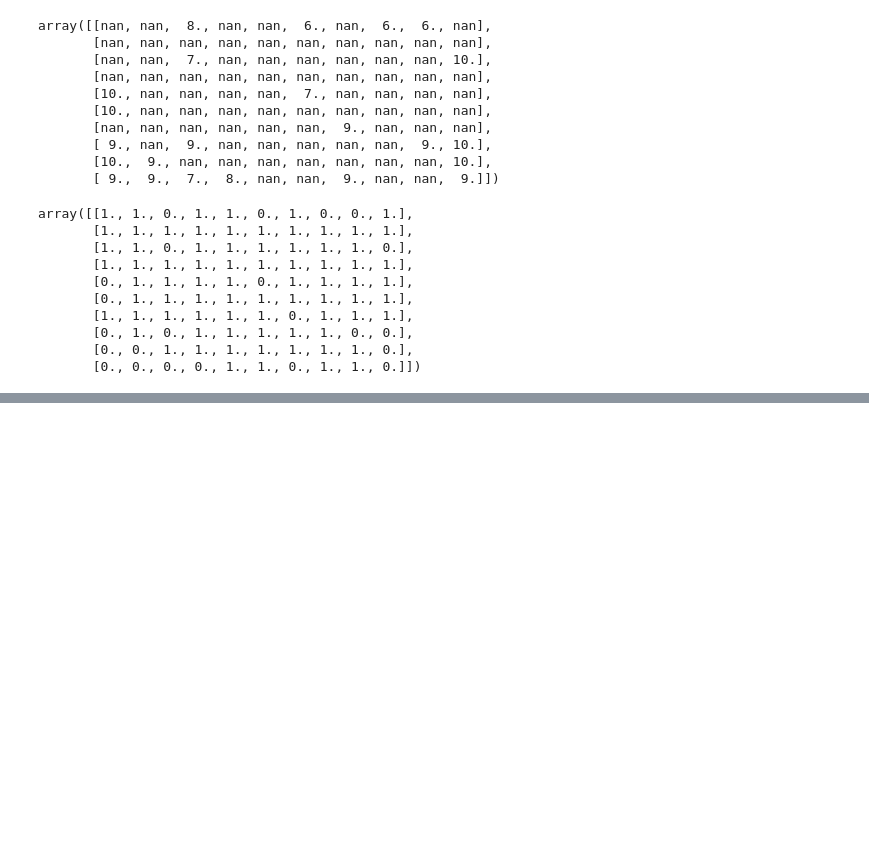
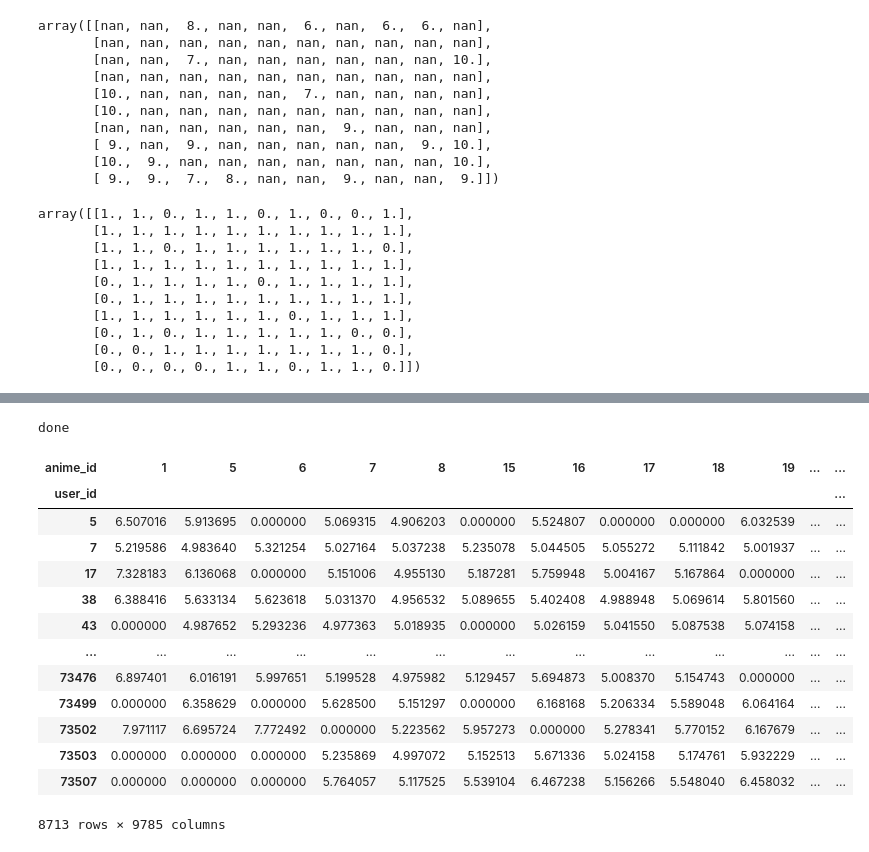
Before and after one commit to ssonghaophie/machine-learning-portfolio, a Jupyter notebook: Element 1/project1.ipynb, the cells around one changed output, grey strips where cells are left out. Drawn from its saved outputs; the diff is of its cells as text; code cells hidden in the pictures; blank space fills up the shorter version.

Commit message:
portfolio element1

```diff
--- a/Element 1/project1.ipynb
+++ b/Element 1/project1.ipynb
@@ -478,5 +498,0 @@ utility_matrix.shape
-# %%
-#get U, s, Vt and perform SVD
-U, s, Vt=np.linalg.svd(utility_matrix, full_matrices=False)
-s=np.diag(s)
-print("Svd done")
@@ -485,7 +498,0 @@ Svd done
-# %%
-#shape checks
-print(U.shape)
-print(Vt.shape)
-s=np.diag(s)
-print(s.shape)
-s[:5]
@@ -657,0 +499,50 @@ second_user_rating[inds]
+# %%
+# function for performing svd
+def SVD(wide_data, binary_data):
+
+    # 1. center the data by the average rating:
+    # replace nan entries with the average rating of 5.0
+    temp_wide_data = wide_data.fillna(5.0)
+    x = np.tile(5.0, (temp_wide_data.shape[0],1))
+    # get a centered utility matrix by subtracting 5.0 from all the elements
+    utility_matrix = temp_wide_data - x
+
+    # 2. compute singular value decomposition
+    U,s,Vt = np.linalg.svd(utility_matrix, full_matrices=False)
+
+    # 3. use svd to get a lower dimension approximation of data
+    k=3
+    low_d = np.dot(U[:,:k] * s[:k], Vt[:k,:])
+
+    # 4. more refinement
+    # restore original non-mean-centered numbers by adding 5
+    low_d = low_d + 5
+    # convert np to pd
+    low_d = pd.DataFrame(low_d, index=wide_data.index, columns=wide_data.columns)
+    # screen the dimension-reduced matrix with binary matrix
+    # the rating for the anime that each user already rated will be 0
+    low_final = low_d*binary_matrix
+
+    return low_final
+# %%
+rating_prediction = SVD(wide_user_anime, binary_matrix)
+print("done")
+# %% [output]
+done
+# %%
+rating_prediction
+# %% [output]
+| anime_id | 1 | 5 | 6 | 7 | 8 | 15 | 16 | 17 | 18 | 19 | ... | ... |
+| user_id |  |  |  |  |  |  |  |  |  |  |  | ... |
+| 5 | 6.507016 | 5.913695 | 0.000000 | 5.069315 | 4.906203 | 0.000000 | 5.524807 | 0.000000 | 0.000000 | 6.032539 | ... | ... |
+| 7 | 5.219586 | 4.983640 | 5.321254 | 5.027164 | 5.037238 | 5.235078 | 5.044505 | 5.055272 | 5.111842 | 5.001937 | ... | ... |
+| 17 | 7.328183 | 6.136068 | 0.000000 | 5.151006 | 4.955130 | 5.187281 | 5.759948 | 5.004167 | 5.167864 | 0.000000 | ... | ... |
+| 38 | 6.388416 | 5.633134 | 5.623618 | 5.031370 | 4.956532 | 5.089655 | 5.402408 | 4.988948 | 5.069614 | 5.801560 | ... | ... |
+| 43 | 0.000000 | 4.987652 | 5.293236 | 4.977363 | 5.018935 | 0.000000 | 5.026159 | 5.041550 | 5.087538 | 5.074158 | ... | ... |
+| ... | ... | ... | ... | ... | ... | ... | ... | ... | ... | ... | ... | ... |
+| 73476 | 6.897401 | 6.016191 | 5.997651 | 5.199528 | 4.975982 | 5.129457 | 5.694873 | 5.008370 | 5.154743 | 0.000000 | ... | ... |
+| 73499 | 0.000000 | 6.358629 | 0.000000 | 5.628500 | 5.151297 | 0.000000 | 6.168168 | 5.206334 | 5.589048 | 6.064164 | ... | ... |
+| 73502 | 7.971117 | 6.695724 | 7.772492 | 0.000000 | 5.223562 | 5.957273 | 0.000000 | 5.278341 | 5.770152 | 6.167679 | ... | ... |
+| 73503 | 0.000000 | 0.000000 | 0.000000 | 5.235869 | 4.997072 | 5.152513 | 5.671336 | 5.024158 | 5.174761 | 5.932229 | ... | ... |
+| 73507 | 0.000000 | 0.000000 | 0.000000 | 5.764057 | 5.117525 | 5.539104 | 6.467238 | 5.156266 | 5.548040 | 6.458032 | ... | ... |
+8713 rows × 9785 columns
```
Also changed, not shown: parts of 65 cells of this notebook, 4 other files.
